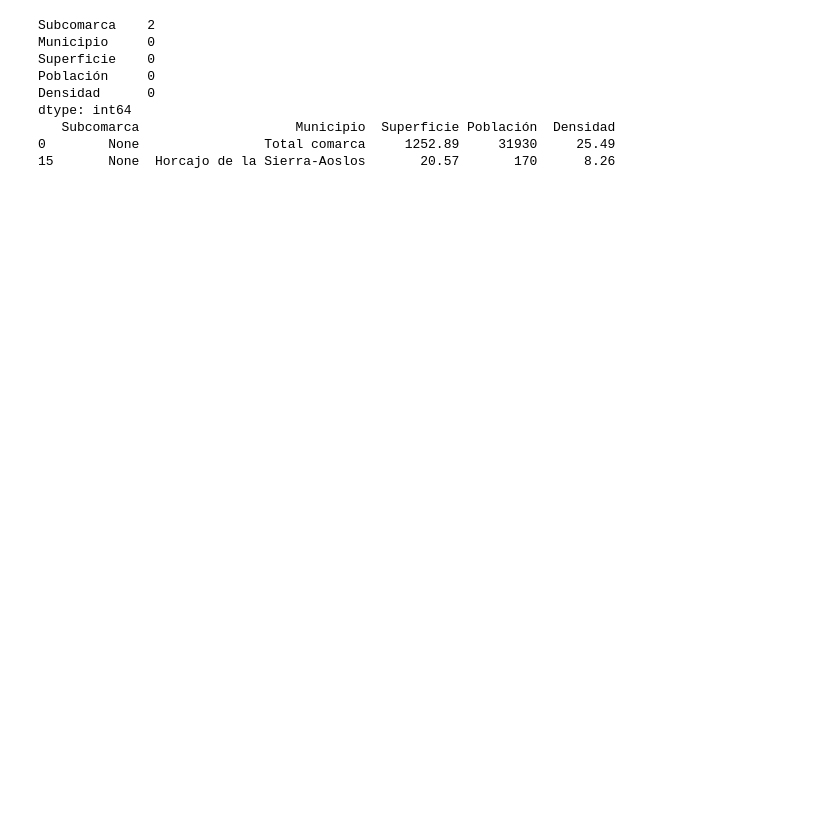
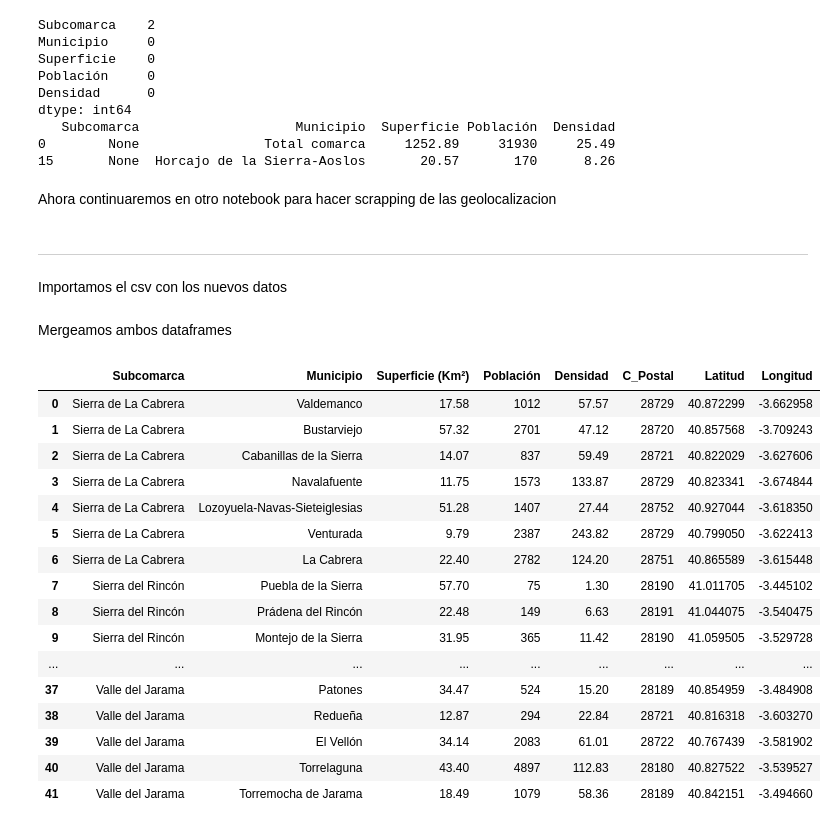
Before and after one commit to cejassa/proyecto_final_NLP, a Jupyter notebook: notebooks/Scrapping.ipynb, the cells around one changed output. Cells and saved outputs as stored; diff of their text form; code cells hidden in the pictures; blank space fills up the shorter version.

Commit message:
Scrapping de geolocalizacion, dataframes mergeados y missings imputados

```diff
--- a/notebooks/Scrapping.ipynb
+++ b/notebooks/Scrapping.ipynb
@@ -67,15 +83,15 @@ def subcomarca_municipio(municipio, dic):
         if municipio in valor:
             return key
 # %%
-# Creamos el DataFrame final
-df_final = df_habitantes.copy()
-df_final.insert(0, 'Subcomarca', df_habitantes['Municipio'].apply(subcomarca_municipio, args= [subcomarcas]))
+# Creamos el DataFrame 'pre'
+df_pre = df_habitantes.copy()
+df_pre.insert(0, 'Subcomarca', df_habitantes['Municipio'].apply(subcomarca_municipio, args= [subcomarcas]))
 # %%
 # Comprobamos si algo ha fallado
-print(df_final.isna().sum()) # Vemos que hay 2 null en Subcomarca
-print(df_final[df_final.isnull().any(axis=1)]) # No se ha imputado bien al no tener el nombre igual, lo hacemos manualmente
-row = df_final.index[df_final['Municipio'] == 'Horcajo de la Sierra-Aoslos'] # Sacamos el indice (No hace falta pero queda más profesional, supongo...)
-df_final.loc[row, 'Subcomarca'] = 'Valle Medio del Lozoya'
+print(df_pre.isna().sum()) # Vemos que hay 2 null en Subcomarca
+print(df_pre[df_pre.isnull().any(axis=1)]) # No se ha imputado bien la subcomarca de 'Horcajo de la Sierra-Aoslos', lo hacemos manualmente
+row = df_pre.index[df_pre['Municipio'] == 'Horcajo de la Sierra-Aoslos'] # Sacamos el indice (No hace falta pero queda más profesional, supongo...)
+df_pre.loc[row, 'Subcomarca'] = 'Valle Medio del Lozoya'
 # %% [output]
 Subcomarca    2
 Municipio     0
@@ -88,8 +104,40 @@ dtype: int64
 15       None  Horcajo de la Sierra-Aoslos       20.57       170      8.26
 # %%
 # Ponemos bonito el dataframe
-df_final.rename(columns = {'Superficie': 'Superficie (Km²)'}, inplace=True)
-df_final.sort_values('Subcomarca').reset_index(drop=True)
+df_pre.rename(columns = {'Superficie': 'Superficie (Km²)'}, inplace=True)
+df_pre= df_pre.sort_values('Subcomarca').reset_index(drop=True)
 
 # Lo guardamos
-df_final.to_csv('./csv/Pre.csv', encoding='latin1')
+df_pre.to_csv('./csv/Pre.csv', encoding='latin1')
+# %% [markdown]
+Ahora continuaremos en otro notebook para hacer scrapping de las geolocalizacion
+# %% [markdown]
+---
+# %% [markdown]
+Importamos el csv con los nuevos datos
+# %%
+df_coor = pd.read_csv('./csv/Geo.csv', encoding='latin1', index_col='Unnamed: 0')
+# %% [markdown]
+Mergeamos ambos dataframes
+# %%
+df_final = pd.merge(df_pre, df_coor, how='inner', left_on='Municipio', right_on='Municipio')
+df_final['C_Postal'] = df_final['C_Postal'].astype('Int16')
+df_final
+# %% [output]
+|  | Subcomarca | Municipio | Superficie (Km²) | Población | Densidad | C_Postal | Latitud | Longitud |
+| 0 | Sierra de La Cabrera | Valdemanco | 17.58 | 1012 | 57.57 | 28729 | 40.872299 | -3.662958 |
+| 1 | Sierra de La Cabrera | Bustarviejo | 57.32 | 2701 | 47.12 | 28720 | 40.857568 | -3.709243 |
+| 2 | Sierra de La Cabrera | Cabanillas de la Sierra | 14.07 | 837 | 59.49 | 28721 | 40.822029 | -3.627606 |
+| 3 | Sierra de La Cabrera | Navalafuente | 11.75 | 1573 | 133.87 | 28729 | 40.823341 | -3.674844 |
+| 4 | Sierra de La Cabrera | Lozoyuela-Navas-Sieteiglesias | 51.28 | 1407 | 27.44 | 28752 | 40.927044 | -3.618350 |
+| 5 | Sierra de La Cabrera | Venturada | 9.79 | 2387 | 243.82 | 28729 | 40.799050 | -3.622413 |
+| 6 | Sierra de La Cabrera | La Cabrera | 22.40 | 2782 | 124.20 | 28751 | 40.865589 | -3.615448 |
+| 7 | Sierra del Rincón | Puebla de la Sierra | 57.70 | 75 | 1.30 | 28190 | 41.011705 | -3.445102 |
+| 8 | Sierra del Rincón | Prádena del Rincón | 22.48 | 149 | 6.63 | 28191 | 41.044075 | -3.540475 |
+| 9 | Sierra del Rincón | Montejo de la Sierra | 31.95 | 365 | 11.42 | 28190 | 41.059505 | -3.529728 |
+| ... | ... | ... | ... | ... | ... | ... | ... | ... |
+| 37 | Valle del Jarama | Patones | 34.47 | 524 | 15.20 | 28189 | 40.854959 | -3.484908 |
+| 38 | Valle del Jarama | Redueña | 12.87 | 294 | 22.84 | 28721 | 40.816318 | -3.603270 |
+| 39 | Valle del Jarama | El Vellón | 34.14 | 2083 | 61.01 | 28722 | 40.767439 | -3.581902 |
+| 40 | Valle del Jarama | Torrelaguna | 43.40 | 4897 | 112.83 | 28180 | 40.827522 | -3.539527 |
+| 41 | Valle del Jarama | Torremocha de Jarama | 18.49 | 1079 | 58.36 | 28189 | 40.842151 | -3.494660 |
```
Also changed, not shown: parts of 6 cells of this notebook, 4 other files.
